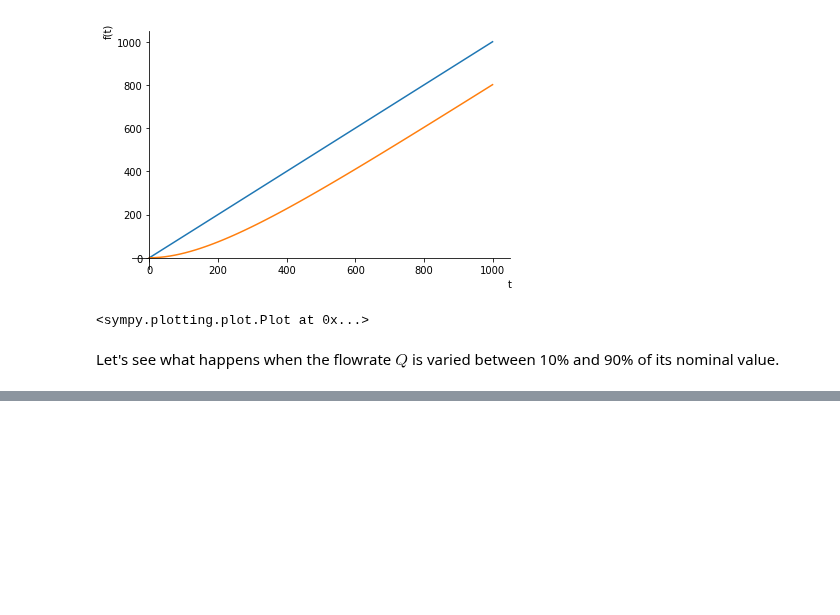
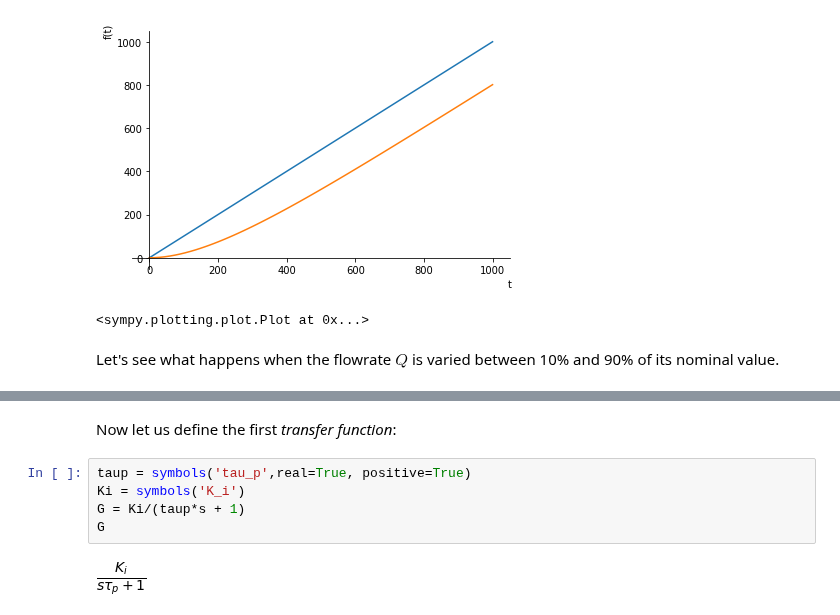
Before and after one commit to gmxavier/FAT0413150, a Jupyter notebook: notebooks/04.01-Two-Transient-Model-Examples.ipynb, the cells around one changed output, grey strips where cells are left out. Saved outputs shown, nothing was run; the diff lists cells and outputs as text; blank space fills up the shorter version.

```diff
--- a/notebooks/04.01-Two-Transient-Model-Examples.ipynb
+++ b/notebooks/04.01-Two-Transient-Model-Examples.ipynb
@@ -135,0 +184,9 @@ interactive(children=(FloatSlider(value=100.0, description='dQ', max=190.0, min=
+# %% [markdown]
+Now let us define the first *transfer function*:
+# %%
+taup = symbols('tau_p',real=True, positive=True)
+Ki = symbols('K_i')
+G = Ki/(taup*s + 1)
+G
+# %% [output]
+[figure, added]
```
Also changed, not shown: parts of 8 cells of this notebook.
